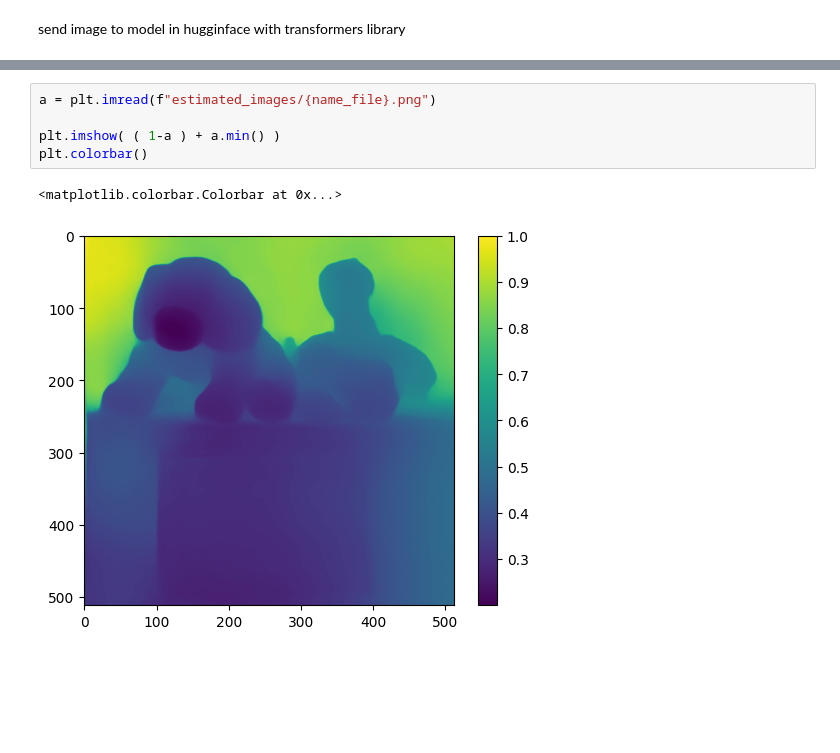
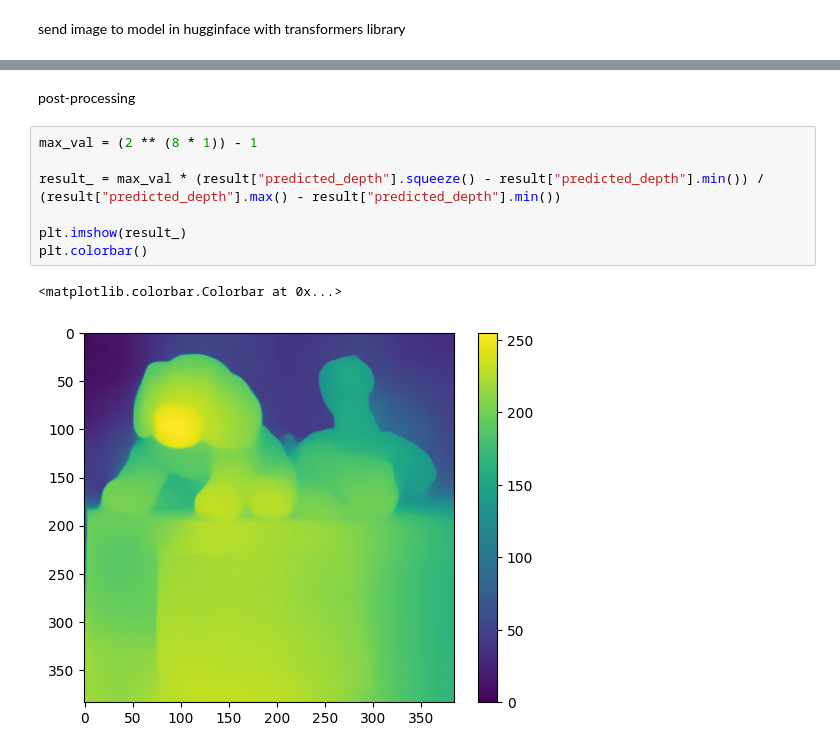
Before and after one commit to Factral/time-of-flight, a Jupyter notebook: notes/2023-07-19/try.ipynb, the cells around one changed output, grey strips where cells are left out. Cells and saved outputs as stored; diff of their text form; blank space fills up the shorter version.

```diff
--- a/notes/2023-07-19/try.ipynb
+++ b/notes/2023-07-19/try.ipynb
@@ -67,11 +69,15 @@ You should probably TRAIN this model on a down-stream task to be able to use it
 Could not find image processor class in the image processor config or the model config. Loading based on pattern matching with the model's feature extractor configuration.
 <matplotlib.colorbar.Colorbar at 0x...>
 [figure]
-# %%
-a = plt.imread(f"estimated_images/{name_file}.png")
-
-plt.imshow( ( 1-a ) + a.min() )
-plt.colorbar()
-# %% [output]
-<matplotlib.colorbar.Colorbar at 0x...>
-[figure, removed]
+# %% [markdown]
+post-processing
+# %%
+max_val = (2 ** (8 * 1)) - 1
+
+result_ = max_val * (result["predicted_depth"].squeeze() - result["predicted_depth"].min()) / (result["predicted_depth"].max() - result["predicted_depth"].min())
+
+plt.imshow(result_)
+plt.colorbar()
+# %% [output]
+<matplotlib.colorbar.Colorbar at 0x...>
+[figure, added]
```
Also changed, not shown: parts of 2 cells of this notebook, 5 other files.
